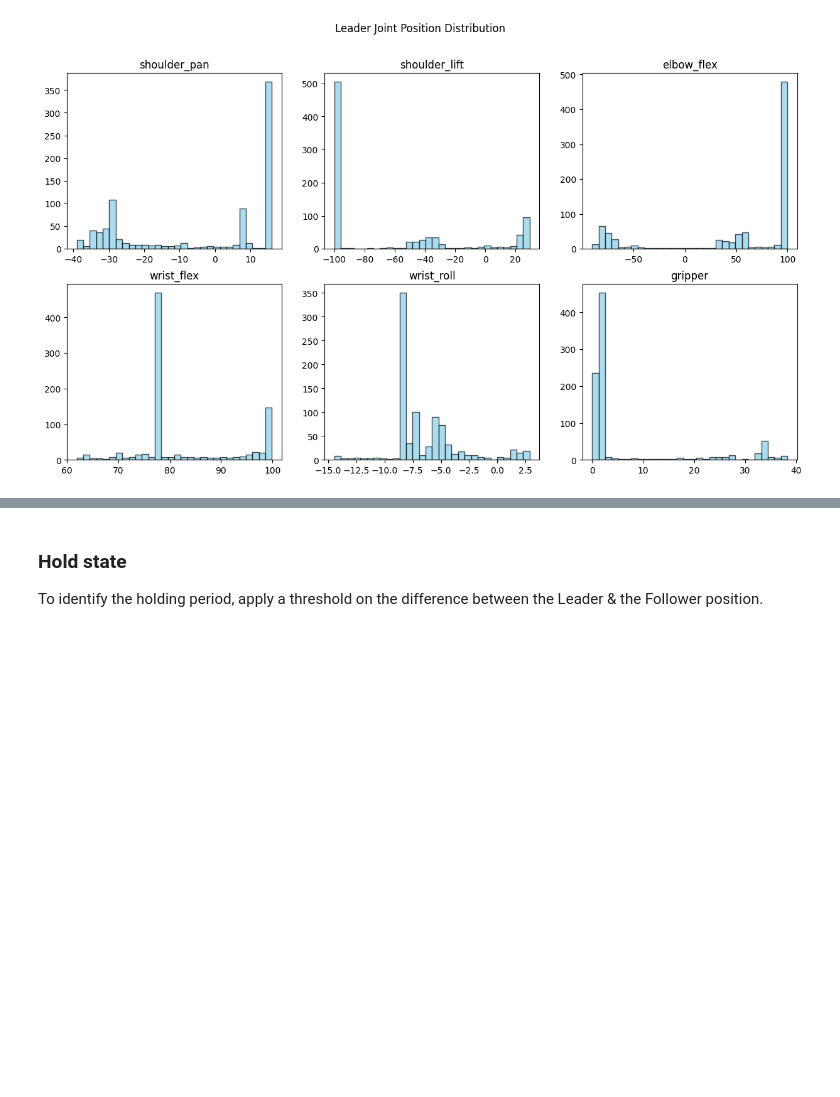
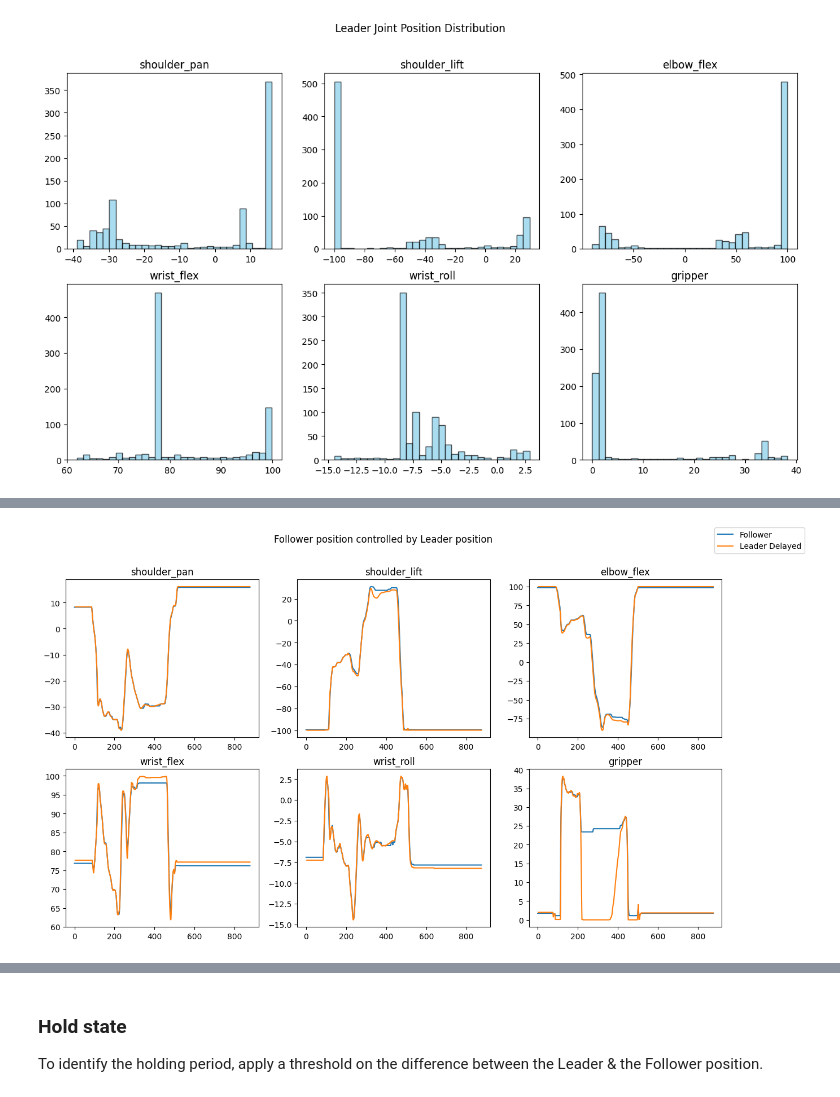
Before and after one commit to alexis779/slobot, a Jupyter notebook: notebooks/so100_ball_cup2.ipynb, the cells around one changed output, grey strips where cells are left out. Drawn from its saved outputs; the diff is of its cells as text; code cells hidden in the pictures; blank space fills up the shorter version.

```diff
--- a/notebooks/so100_ball_cup2.ipynb
+++ b/notebooks/so100_ball_cup2.ipynb
@@ -128,0 +119,15 @@ plt.grid(True)
+# %%
+fig, axes = plt.subplots(2, 3, figsize=(15, 8))
+axes = axes.flatten()
+
+for joint_id in range(dof):
+    axes[joint_id].plot(frame_ids, follower[:, joint_id], label='Follower')
+    axes[joint_id].plot(truncated_frame_ids, truncated_leader[:, joint_id], label='Leader Delayed')
+    axes[joint_id].set_title(f'{joint_names[joint_id]}')
+
+fig.legend(['Follower', 'Leader Delayed'])
+
+plt.suptitle(f"Follower position controlled by Leader position")
+plt.show()
+# %% [output]
+[figure, added]
```
Also changed, not shown: parts of 14 cells of this notebook, 2 other files.
